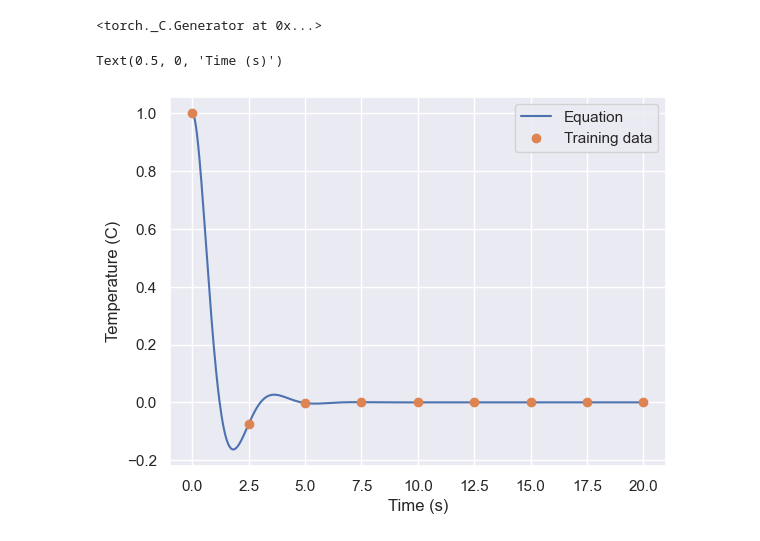
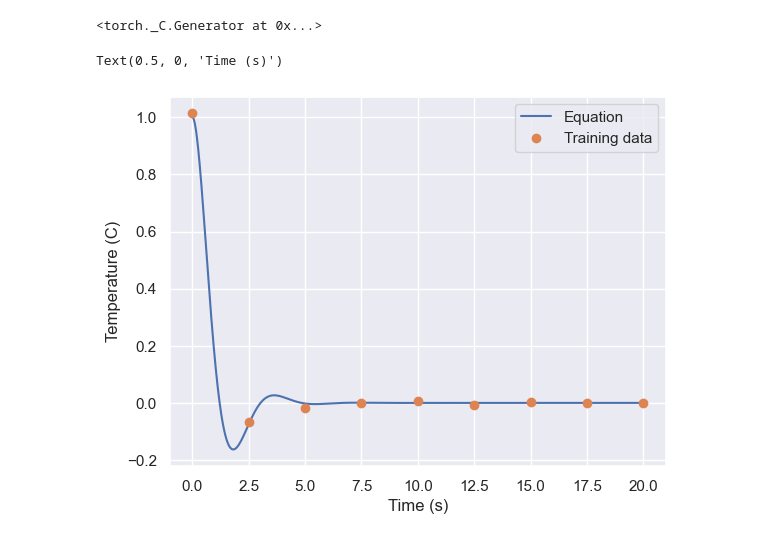
Before and after one commit to julianlpowers/pinns, a Jupyter notebook: src/spring_mass/main.ipynb, the cells around one changed output. Saved outputs shown, nothing was run; the diff lists cells and outputs as text; code cells hidden in the pictures.

```diff
--- a/src/spring_mass/main.ipynb
+++ b/src/spring_mass/main.ipynb
@@ -17,29 +17,29 @@ torch.manual_seed(42)
 # %%
 np.random.seed(10)
 
 # Parameters
 m = 1.0      # mass (kg)
 k = 4.0      # spring constant (N/m)
 c = 2.0      # damping constant (N s/m)
 x0 = 1.0     # initial position (m)
 v0 = 0.0     # initial velocity (m/s)
 
 times = np.linspace(0, 20, 1000)
 eq = functools.partial(spring_mass_system, m=m, k=k, c=c, x0=x0, v0=v0)
 temps = eq(times)
 
 # Make training data
 t = np.linspace(0, 20, 9)
-x = eq(t) +  0.00 * np.random.randn(9)
+x = eq(t) +  0.01 * np.random.randn(9)
 
 plt.plot(times, temps)
 plt.plot(t, x, 'o')
 plt.legend(['Equation', 'Training data'])
 plt.ylabel('Temperature (C)')
 plt.xlabel('Time (s)')
 # %% [output]
 Text(0.5, 0, 'Time (s)')
-[figure, old version]
+[figure, new version]
 # %%
 def physics_loss(model: torch.nn.Module):
     ts = torch.linspace(0, 20, steps=1000,).view(-1,1).requires_grad_(True).to(DEVICE)
```
Also changed, not shown: parts of 2 cells of this notebook, 1 other file.
